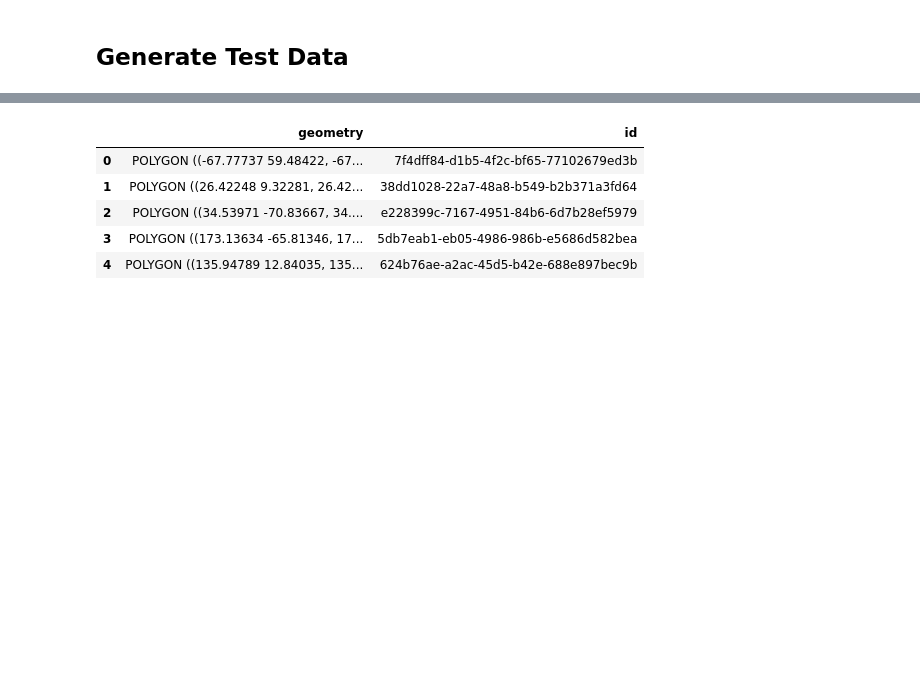
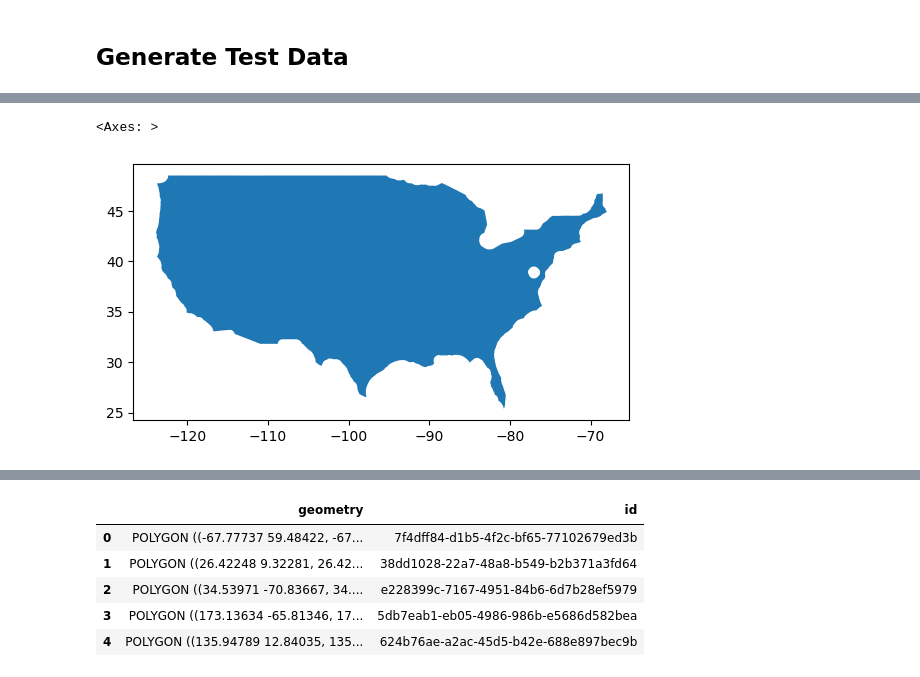
Before and after one commit to sralter/matching_optimization, a Jupyter notebook: matching.ipynb, the cells around one changed output, grey strips where cells are left out. Saved outputs shown, nothing was run; the diff lists cells and outputs as text; code cells hidden in the pictures; blank space fills up the shorter version.

```diff
--- a/matching.ipynb
+++ b/matching.ipynb
@@ -33,0 +119,9 @@ Created fresh logs/sid_2025-02-26_21-46-31_timing.log
+# %%
+conus_buffer = conus_boundary.to_crs(epsg=5070) # albers equal good for U.S.
+conus_buffer['geometry'] = conus_buffer.geometry.buffer(-55000) # 10km buffer
+conus_buffer = conus_buffer.to_crs(epsg=4326)
+conus_buffer.to_file('data/conus_buffer.parquet', driver='Parquet')
+conus_buffer.plot()
+# %% [output]
+<Axes: >
+[figure, added]
```
Also changed, not shown: parts of 10 cells of this notebook, 31 other files.
